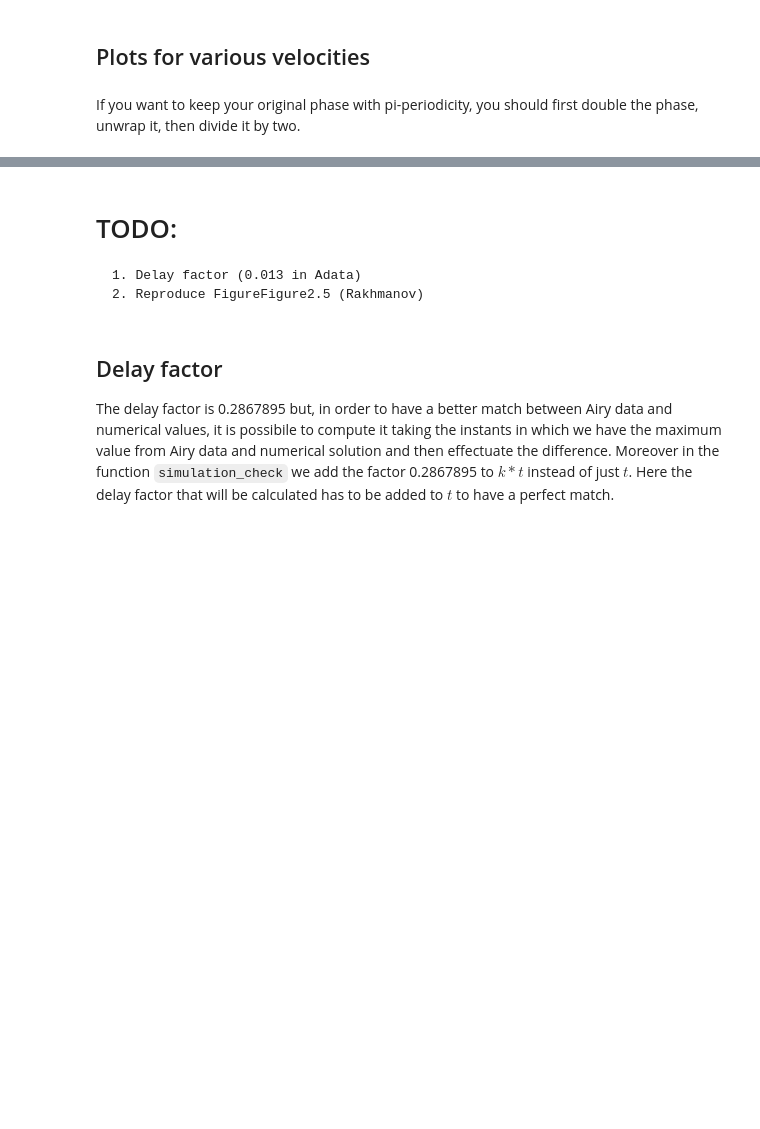
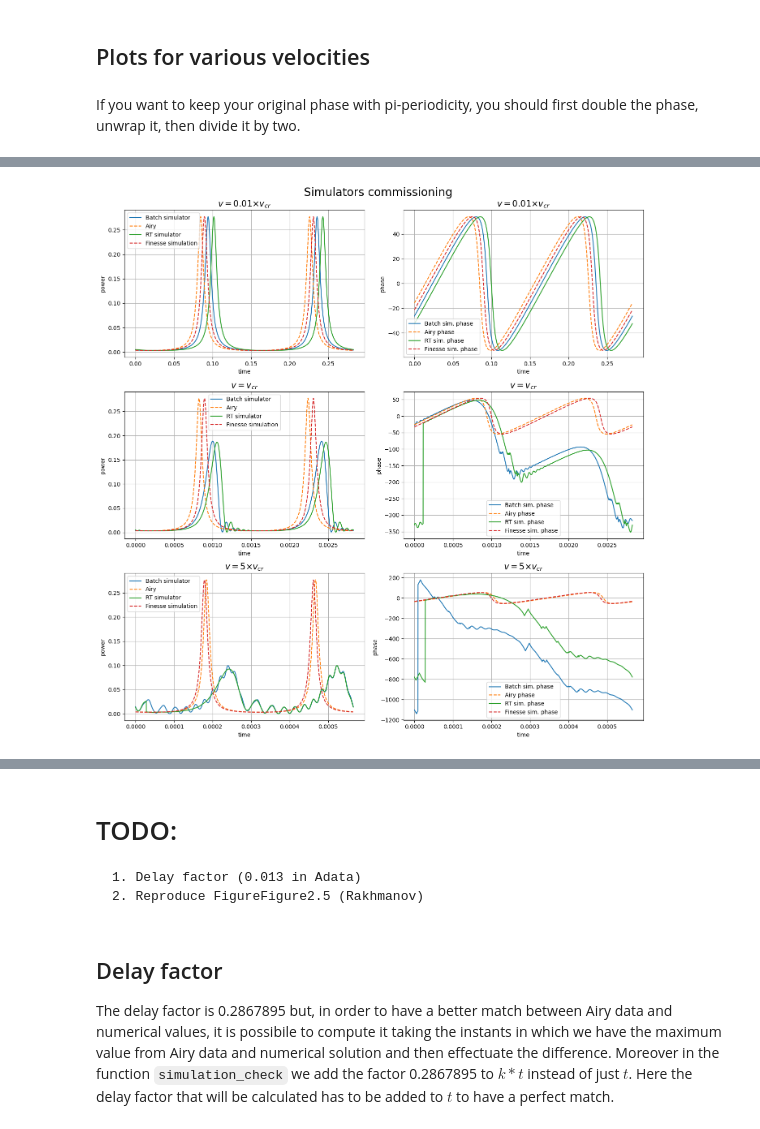
Before and after one commit to matib12/oreonspy, a Jupyter notebook: nb/Simulator commissioning.ipynb, the cells around one changed output, grey strips where cells are left out. Drawn from its saved outputs; the diff is of its cells as text; code cells hidden in the pictures; blank space fills up the shorter version.

Commit message:
Repaired batch simulator and fixed Simulator commissioning notebook.

```diff
--- a/nb/Simulator commissioning.ipynb
+++ b/nb/Simulator commissioning.ipynb
@@ -258,7 +304,7 @@ def simulation_check(v, number_of_points):
     for idx, t in enumerate(tdata):
         # Batch simulation
         ein[idx] = E_in(t)
-        res[idx] = E(t, v, N=25)
+        res[idx] = E1(t, v, N=25)
 
         # RT simulation
         rt_sim_res[idx],_ = cavity.sim_step(1., 0, lambd/number_of_points)
@@ -275,7 +321,7 @@ def simulation_check(v, number_of_points):
     plt.subplots_adjust(wspace=8.)
     fig.suptitle(r"Simulators commissioning", fontsize=18)
     axs[0].grid(visible=True)
-    axs[0].plot(tdata, np.roll(abs(res)**2,50), label="Batch simulator")
+    axs[0].plot(tdata, np.roll(abs(res)**2,40), label="Batch simulator")
     axs[0].plot(tdata, np.roll(Airy_power_data*gain()**2,1100), label="Airy", ls="--")
     axs[0].plot(tdata, np.roll(abs(rt_sim_res)**2, 100), label="RT simulator")
     axs[0].plot(tdata, np.roll(np.abs(finesse_inter)**2,950), label="Finesse simulation", ls="--")
@@ -284,9 +330,9 @@ def simulation_check(v, number_of_points):
     axs[0].legend()
 
     axs[1].grid(visible=True)
-    axs[1].plot(tdata, np.roll(np.unwrap(np.angle(res, deg=True)*2),50)/2, label="Batch sim. phase")
+    axs[1].plot(tdata, np.roll(np.unwrap(np.angle(res, deg=True)*2),40)/2, label="Batch sim. phase")
     axs[1].plot(tdata, np.roll(np.unwrap(np.angle(Airy_phase_data, deg=True)*2),1100)/2, label="Airy phase", ls="--")
-    axs[1].plot(tdata, np.roll(np.unwrap(np.angle(rt_sim_res, deg=True)*2),70)/2, label="RT sim. phase")
+    axs[1].plot(tdata, np.roll(np.unwrap(np.angle(rt_sim_res, deg=True)*2),100)/2, label="RT sim. phase")
     axs[1].plot(tdata, np.roll(np.unwrap((np.angle(finesse_inter, deg=True)-90)*2), 950)/2, label="Finesse sim. phase",ls="--")
     axs[1].set_xlabel("time")
     axs[1].set_ylabel("phase")
@@ -339,7 +401,7 @@ def simulation_check2(number_of_points):
     for idx, t in enumerate(tdata1):
         # Batch simulation
         ein1[idx] = E_in(t)
-        res1[idx] = E(t, 0.01*v_cr(), N=50)
+        res1[idx] = E1(t, 0.01*v_cr(), N=50)
         # RT simulation
         rt_sim_res1[idx],_ = cavity1.sim_step(1., 0, lambd/number_of_points)
     print("Res1 = {0}".format(len(res1)))
@@ -418,7 +498,7 @@ fig.suptitle(r"Simulators commissioning", fontsize=20)
 #Plot for v=0.1*v_cr1
 axs[0,0].grid(visible=True)
 axs[0,0].set_title(r"$v = 0.01 $$ \times$$ v_{cr}$ ", fontsize=15)
-axs[0,0].plot(tdata1, np.roll(abs(res1)**2,50), label="Batch simulator")
+axs[0,0].plot(tdata1, np.roll(abs(res1)**2,40), label="Batch simulator")
 axs[0,0].plot(tdata1, np.roll(Airy_power_data1*gain()**2,1100), label="Airy", ls="--")
 axs[0,0].plot(tdata1, np.roll(abs(rt_sim_res1)**2, 120), label="RT simulator")
 axs[0,0].plot(tdata1, np.roll(np.abs(finesse_inter1)**2,950), label="Finesse simulation", ls="--")
@@ -428,7 +508,7 @@ axs[0,0].legend()
 
 axs[0,1].grid(visible=True)
 axs[0,1].set_title(r"$v = 0.01 $$ \times$$ v_{cr}$ ", fontsize=15)
-axs[0,1].plot(tdata1, np.roll(np.unwrap(np.angle(res1, deg=True)*2),50)/2, label="Batch sim. phase")
+axs[0,1].plot(tdata1, np.roll(np.unwrap(np.angle(res1, deg=True)*2),40)/2, label="Batch sim. phase")
 axs[0,1].plot(tdata1, np.roll(np.unwrap(np.angle(Airy_phase_data1, deg=True)*2),1100)/2, label="Airy phase", ls="--")
 axs[0,1].plot(tdata1, np.roll(np.unwrap(np.angle(rt_sim_res1, deg=True)*2),100)/2, label="RT sim. phase")
 axs[0,1].plot(tdata1, np.roll(np.unwrap((np.angle(finesse_inter1, deg=True)-90)*2), 950)/2, label="Finesse sim. phase",ls="--")
@@ -439,7 +519,7 @@ axs[0,1].legend()
 #Plots for v=v_cr
 axs[1,0].grid(visible=True)
 axs[1,0].set_title(r"$v = v_{cr}$ ", fontsize=15)
-axs[1,0].plot(tdata2, np.roll(abs(res2)**2,50), label="Batch simulator")
+axs[1,0].plot(tdata2, np.roll(abs(res2)**2,0), label="Batch simulator")
 axs[1,0].plot(tdata2, np.roll(Airy_power_data2*gain()**2,100), label="Airy", ls="--")
 axs[1,0].plot(tdata2, np.roll(abs(rt_sim_res2)**2, 80), label="RT simulator")
 axs[1,0].plot(tdata2, np.roll(np.abs(finesse_inter2)**2,950), label="Finesse simulation", ls="--")
@@ -450,37 +530,39 @@ axs[1,0].legend()
 
 axs[1,1].grid(visible=True)
 axs[1,1].set_title(r"$v = v_{cr}$ ", fontsize=15)
-axs[1,1].plot(tdata2, np.roll(np.unwrap(np.angle(res2, deg=True)*2),50)/2, label="Batch sim. phase")
+axs[1,1].plot(tdata2, np.roll(np.unwrap(np.angle(res2, deg=True)*2),0)/2, label="Batch sim. phase")
 axs[1,1].plot(tdata2, np.roll(np.unwrap(np.angle(Airy_phase_data2, deg=True)*2),220)/2, label="Airy phase", ls="--")
 axs[1,1].plot(tdata2, np.roll(np.unwrap(np.angle(rt_sim_res2, deg=True)*2),120)/2, label="RT sim. phase")
 axs[1,1].plot(tdata2, np.roll(np.unwrap((np.angle(finesse_inter2, deg=True)-90)*2), 1060)/2, label="Finesse sim. phase",ls="--")
 axs[1,1].set_xlabel("time")
 axs[1,1].set_ylabel("phase")
 axs[1,1].legend()
 
 
 #Plots for v=5*v_cr
 axs[2,0].grid(visible=True)
 axs[2,0].set_title(r"$v = 5 $$ \times$$ v_{cr}$ ", fontsize=15)
 axs[2,0].plot(tdata3, np.roll(abs(res3)**2,50), label="Batch simulator")
 axs[2,0].plot(tdata3, np.roll(Airy_power_data3*gain()**2,100), label="Airy", ls="--")
 axs[2,0].plot(tdata3, np.roll(abs(rt_sim_res3)**2, 150), label="RT simulator")
 axs[2,0].plot(tdata3, np.roll(np.abs(finesse_inter3)**2,950), label="Finesse simulation", ls="--")
 axs[2,0].set_ylabel("power")
 axs[2,0].set_xlabel("time")
 axs[2,0].legend()
 
 axs[2,1].grid(visible=True)
 axs[2,1].set_title(r"$v = 5 $$ \times$$ v_{cr}$ ", fontsize=15)
 axs[2,1].plot(tdata3, np.roll(np.unwrap(np.angle(res3, deg=True)*2),50)/2, label="Batch sim. phase")
 axs[2,1].plot(tdata3, np.roll(np.unwrap(np.angle(Airy_phase_data3, deg=True)*2),220)/2, label="Airy phase", ls="--")
 axs[2,1].plot(tdata3, np.roll(np.unwrap(np.angle(rt_sim_res3, deg=True)*2),150)/2, label="RT sim. phase")
 axs[2,1].plot(tdata3, np.roll(np.unwrap((np.angle(finesse_inter3, deg=True)-90)*2), 1060)/2, label="Finesse sim. phase",ls="--")
 axs[2,1].set_xlabel("time")
 axs[2,1].set_ylabel("phase")
 axs[2,1].legend()
 
 fig.tight_layout()
 plt.savefig("Comparision.pdf")
+# %% [output]
+[figure, added]
 # %%
 (np.abs(finesse_inter)**2 - np.abs(rt_sim_res)**2).sum()/float(rt_sim_res.size)
```
Also changed, not shown: parts of 43 cells of this notebook.
